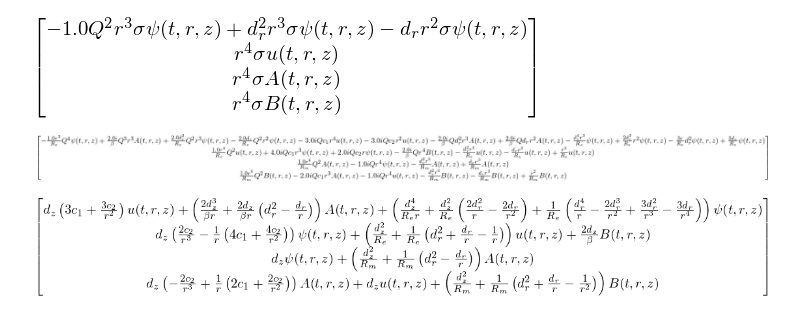
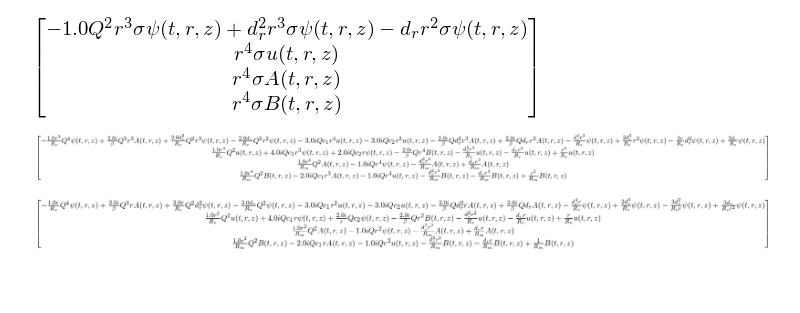
Before and after one commit to jsoishi/weakly_nonlinear_mri, a Jupyter notebook: python/widegap/wide_gap_eqns.ipynb, the cells around one changed output. Saved outputs shown, nothing was run; the diff lists cells and outputs as text; code cells hidden in the pictures; blank space fills up the shorter version.

```diff
--- a/python/widegap/wide_gap_eqns.ipynb
+++ b/python/widegap/wide_gap_eqns.ipynb
@@ -118,7 +118,7 @@ D
 (r**4*(-L*V).subs(dz, 1j*Q)).expand()
 # %% [output]
 [figure]
-# %%
-L*V
-# %% [output]
-[figure, removed]
+# %%
+(r**2*(-L*V).subs(dz, 1j*Q)).expand()
+# %% [output]
+[figure, added]
```
Also changed, not shown: 1 other file.
